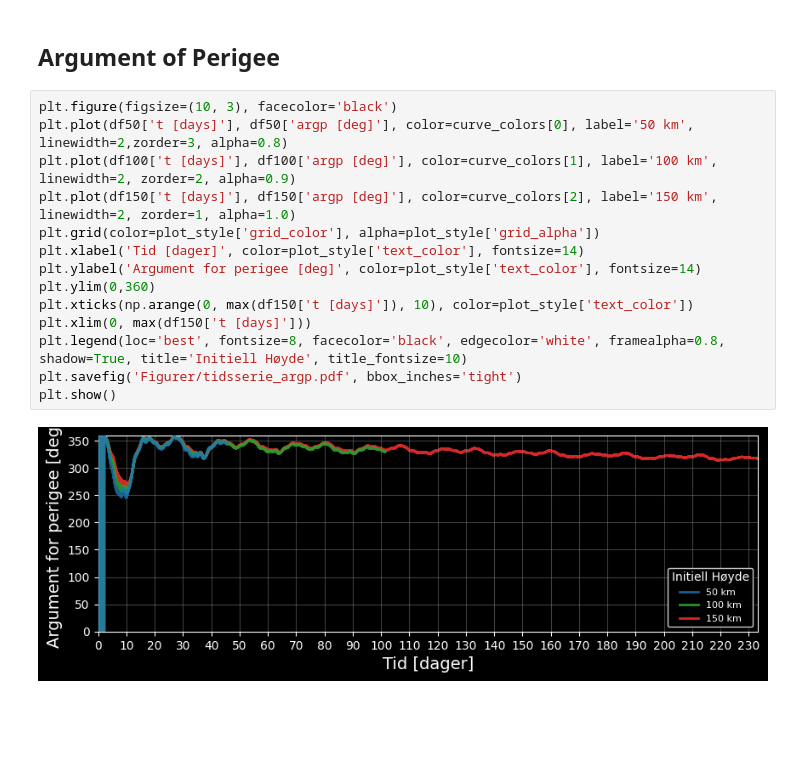
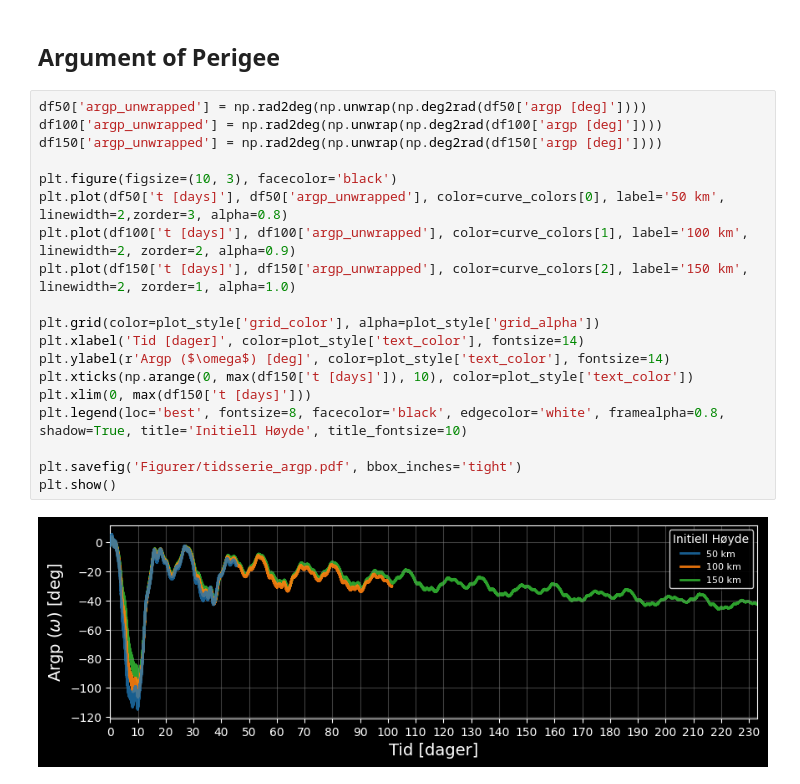
Before and after one commit to SkaugJr/TTK4852-EiT, a Jupyter notebook: LunarAltitudeComp.ipynb, the cells around one changed output. Drawn from its saved outputs; the diff is of its cells as text; blank space fills up the shorter version.

```diff
--- a/LunarAltitudeComp.ipynb
+++ b/LunarAltitudeComp.ipynb
@@ -114,18 +114,23 @@ plt.show()
 # %% [markdown]
 ## Argument of Perigee
-# %%
-plt.figure(figsize=(10, 3), facecolor='black')
-plt.plot(df50['t [days]'], df50['argp [deg]'], color=curve_colors[0], label='50 km', linewidth=2,zorder=3, alpha=0.8)
-plt.plot(df100['t [days]'], df100['argp [deg]'], color=curve_colors[1], label='100 km', linewidth=2, zorder=2, alpha=0.9)
-plt.plot(df150['t [days]'], df150['argp [deg]'], color=curve_colors[2], label='150 km', linewidth=2, zorder=1, alpha=1.0)
-plt.grid(color=plot_style['grid_color'], alpha=plot_style['grid_alpha'])
-plt.xlabel('Tid [dager]', color=plot_style['text_color'], fontsize=14)
-plt.ylabel('Argument for perigee [deg]', color=plot_style['text_color'], fontsize=14)
-plt.ylim(0,360)
-plt.xticks(np.arange(0, max(df150['t [days]']), 10), color=plot_style['text_color'])
-plt.xlim(0, max(df150['t [days]']))
-plt.legend(loc='best', fontsize=8, facecolor='black', edgecolor='white', framealpha=0.8, shadow=True, title='Initiell Høyde', title_fontsize=10)
-plt.savefig('Figurer/tidsserie_argp.pdf', bbox_inches='tight')
-plt.show()
-# %% [output]
-[figure, removed]
+# %%
+df50['argp_unwrapped'] = np.rad2deg(np.unwrap(np.deg2rad(df50['argp [deg]'])))
+df100['argp_unwrapped'] = np.rad2deg(np.unwrap(np.deg2rad(df100['argp [deg]'])))
+df150['argp_unwrapped'] = np.rad2deg(np.unwrap(np.deg2rad(df150['argp [deg]'])))
+
+plt.figure(figsize=(10, 3), facecolor='black')
+plt.plot(df50['t [days]'], df50['argp_unwrapped'], color=curve_colors[0], label='50 km', linewidth=2,zorder=3, alpha=0.8)
+plt.plot(df100['t [days]'], df100['argp_unwrapped'], color=curve_colors[1], label='100 km', linewidth=2, zorder=2, alpha=0.9)
+plt.plot(df150['t [days]'], df150['argp_unwrapped'], color=curve_colors[2], label='150 km', linewidth=2, zorder=1, alpha=1.0)
+
+plt.grid(color=plot_style['grid_color'], alpha=plot_style['grid_alpha'])
+plt.xlabel('Tid [dager]', color=plot_style['text_color'], fontsize=14)
+plt.ylabel(r'Argp ($\omega$) [deg]', color=plot_style['text_color'], fontsize=14)
+plt.xticks(np.arange(0, max(df150['t [days]']), 10), color=plot_style['text_color'])
+plt.xlim(0, max(df150['t [days]']))
+plt.legend(loc='best', fontsize=8, facecolor='black', edgecolor='white', framealpha=0.8, shadow=True, title='Initiell Høyde', title_fontsize=10)
+
+plt.savefig('Figurer/tidsserie_argp.pdf', bbox_inches='tight')
+plt.show()
+# %% [output]
+[figure, added]
```
Also changed, not shown: parts of 6 cells of this notebook, 11 other files.
